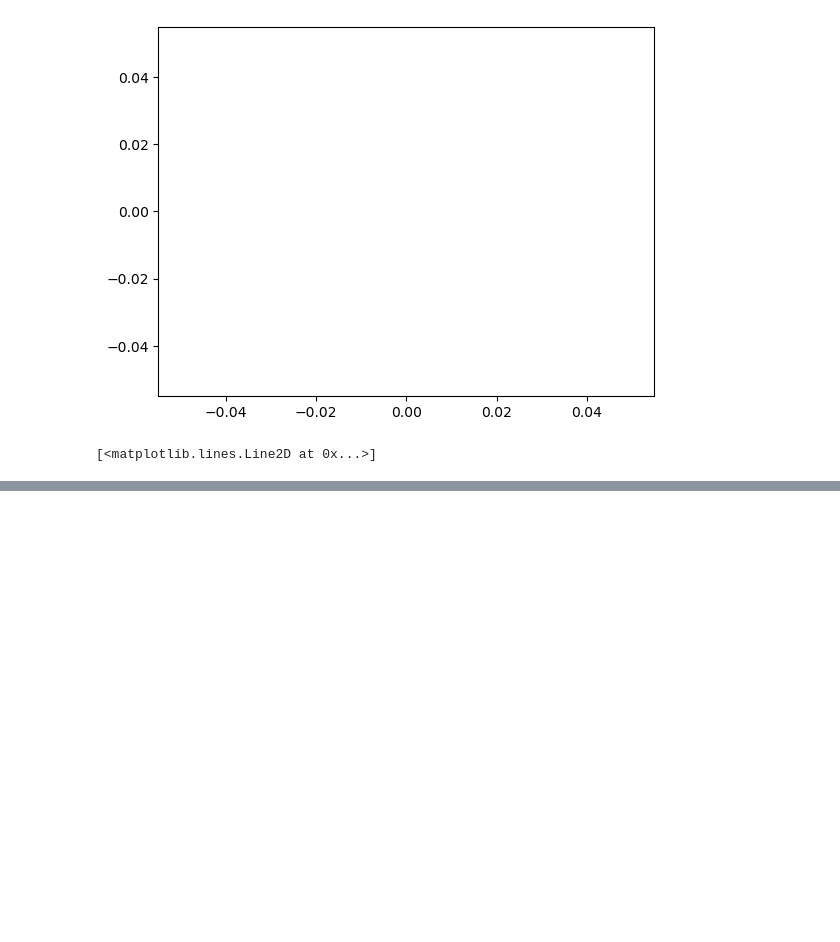
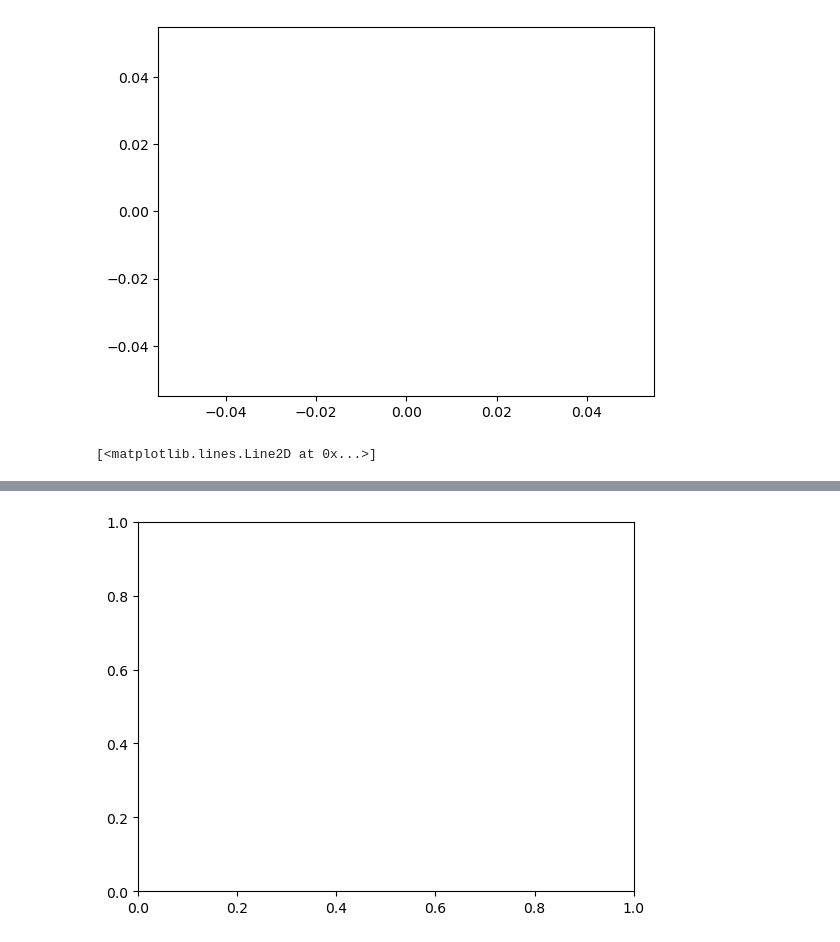
Before and after one commit to pain459/learn_ds, a Jupyter notebook: 8_matplotlib/matplot_workbook_2.ipynb, the cells around one changed output, grey strips where cells are left out. Cells and saved outputs as stored; diff of their text form; code cells hidden in the pictures; blank space fills up the shorter version.

```diff
--- a/8_matplotlib/matplot_workbook_2.ipynb
+++ b/8_matplotlib/matplot_workbook_2.ipynb
@@ -38,2 +39,7 @@ plt.plot()  # sort of refreshing the result.
 # %%
 # Different methods in creating the plots
+fig = plt.figure()  # Creates a figure
+ax = fig.add_subplot()  # Adds some axes
+plt.show();
+# %% [output]
+[figure, added]
```
Also changed, not shown: parts of 7 cells of this notebook, 1 other file.
